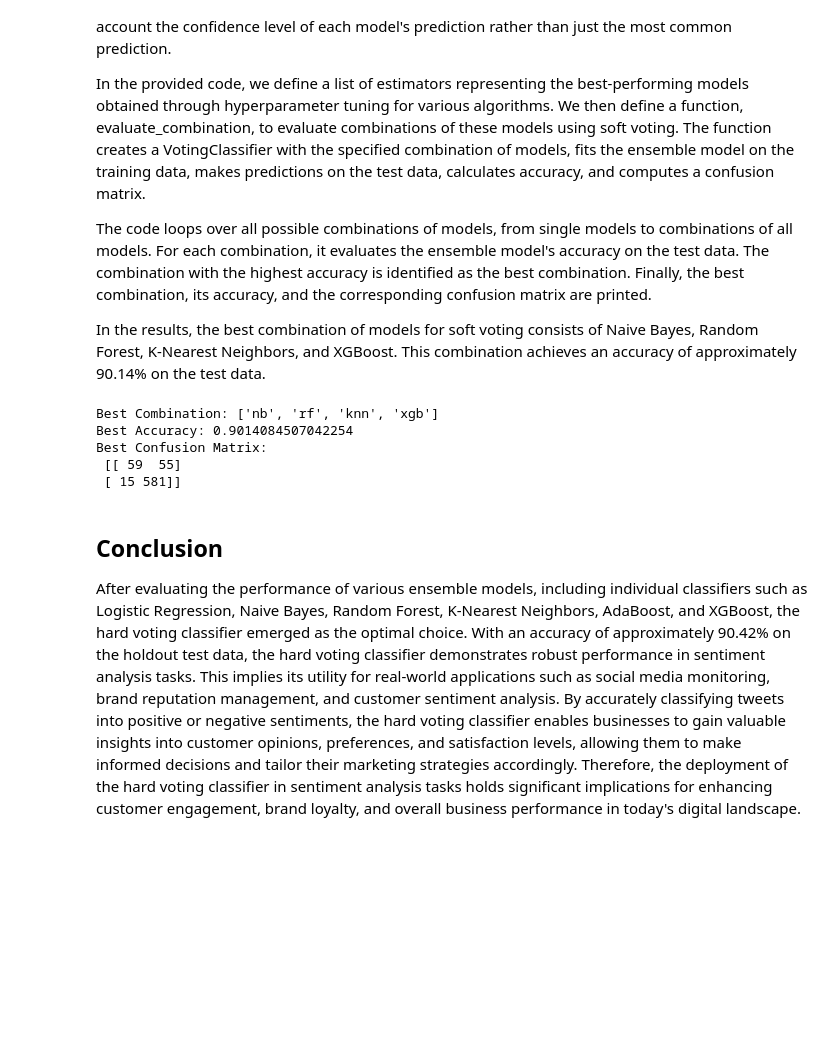
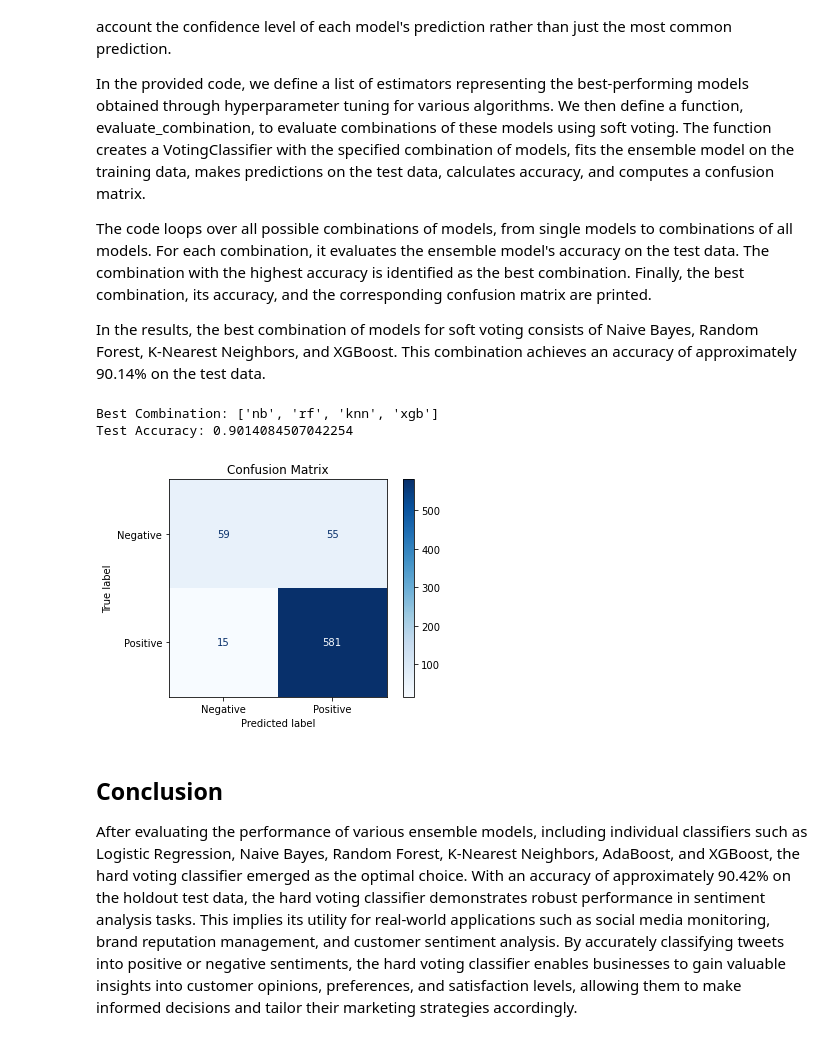
Before and after one commit to DJhesi/NLP_model_X, a Jupyter notebook: Final_notebook.ipynb, the cells around one changed output. Saved outputs shown, nothing was run; the diff lists cells and outputs as text; code cells hidden in the pictures; blank space fills up the shorter version.

```diff
--- a/Final_notebook.ipynb
+++ b/Final_notebook.ipynb
@@ -948,42 +1071,47 @@ def evaluate_combination(combination, X_train, y_train, X_test, y_test):
     y_pred = voting.predict(X_test)
 
     # Calculate accuracy
     accuracy = accuracy_score(y_test, y_pred)
 
     # Compute confusion matrix
     cm = confusion_matrix(y_test, y_pred)
 
     return accuracy, cm
 
 # Loop over all possible combinations of models
 best_accuracy = 0
 best_combination = None
 best_confusion_matrix = None
 
 for r in range(1, len(estimators) + 1):
     for combination in combinations(estimators, r):
         # Evaluate the combination using cross-validation
         accuracy, cm = evaluate_combination(combination, X_train_resampled, y_train_resampled, X_test_tfidf, y_test)
 
         # Update best combination if accuracy is higher
         if accuracy > best_accuracy:
             best_accuracy = accuracy
             best_combination = combination
             best_confusion_matrix = cm
 
 # Print the best combination and its accuracy
 print("Best Combination:", [estimator[0] for estimator in best_combination])
-print("Best Accuracy:", best_accuracy)
-print("Best Confusion Matrix:\n", best_confusion_matrix)
+print("Test Accuracy:", best_accuracy)
+
+# Create ConfusionMatrixDisplay
+disp = ConfusionMatrixDisplay(confusion_matrix=best_confusion_matrix, display_labels=['Negative', 'Positive'])
+
+# Plot confusion matrix
+disp.plot(cmap=plt.cm.Blues)
+plt.title('Confusion Matrix')
+plt.show()
 # %% [output]
 Best Combination: ['nb', 'rf', 'knn', 'xgb']
-Best Accuracy: 0.9014084507042254
-Best Confusion Matrix:
- [[ 59  55]
- [ 15 581]]
+Test Accuracy: 0.9014084507042254
+[figure, added]
 # %% [markdown]
  ## Conclusion
-After evaluating the performance of various ensemble models, including individual classifiers such as Logistic Regression, Naive Bayes, Random Forest, K-Nearest Neighbors, AdaBoost, and XGBoost, the hard voting classifier emerged as the optimal choice. With an accuracy of approximately 90.42% on the holdout test data, the hard voting classifier demonstrates robust performance in sentiment analysis tasks. This implies its utility for real-world applications such as social media monitoring, brand reputation management, and customer sentiment analysis. By accurately classifying tweets into positive or negative sentiments, the hard voting classifier enables businesses to gain valuable insights into customer opinions, preferences, and satisfaction levels, allowing them to make informed decisions and tailor their marketing strategies accordingly. Therefore, the deployment of the hard voting classifier in sentiment analysis tasks holds significant implications for enhancing customer engagement, brand loyalty, and overall business performance in today's digital landscape.
+After evaluating the performance of various ensemble models, including individual classifiers such as Logistic Regression, Naive Bayes, Random Forest, K-Nearest Neighbors, AdaBoost, and XGBoost, the hard voting classifier emerged as the optimal choice. With an accuracy of approximately 90.42% on the holdout test data, the hard voting classifier demonstrates robust performance in sentiment analysis tasks. This implies its utility for real-world applications such as social media monitoring, brand reputation management, and customer sentiment analysis. By accurately classifying tweets into positive or negative sentiments, the hard voting classifier enables businesses to gain valuable insights into customer opinions, preferences, and satisfaction levels, allowing them to make informed decisions and tailor their marketing strategies accordingly.
 # %% [markdown]
 ### Next Steps
 
```
Also changed, not shown: parts of 15 cells of this notebook, 7 other files.
